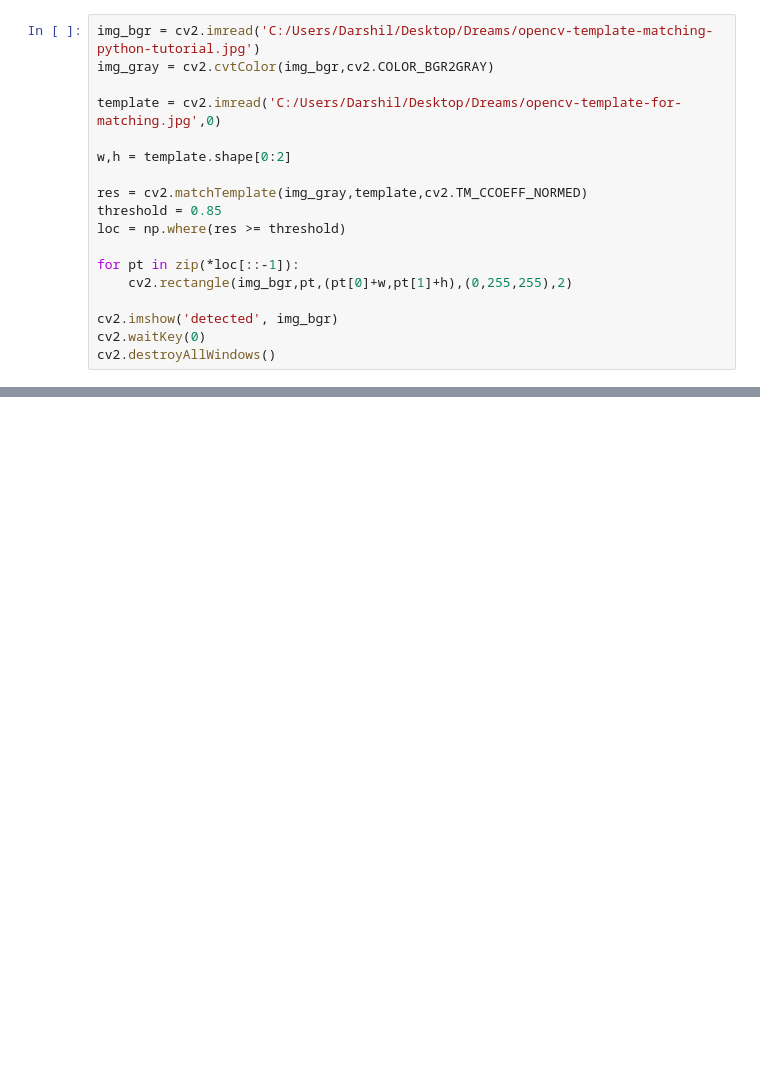
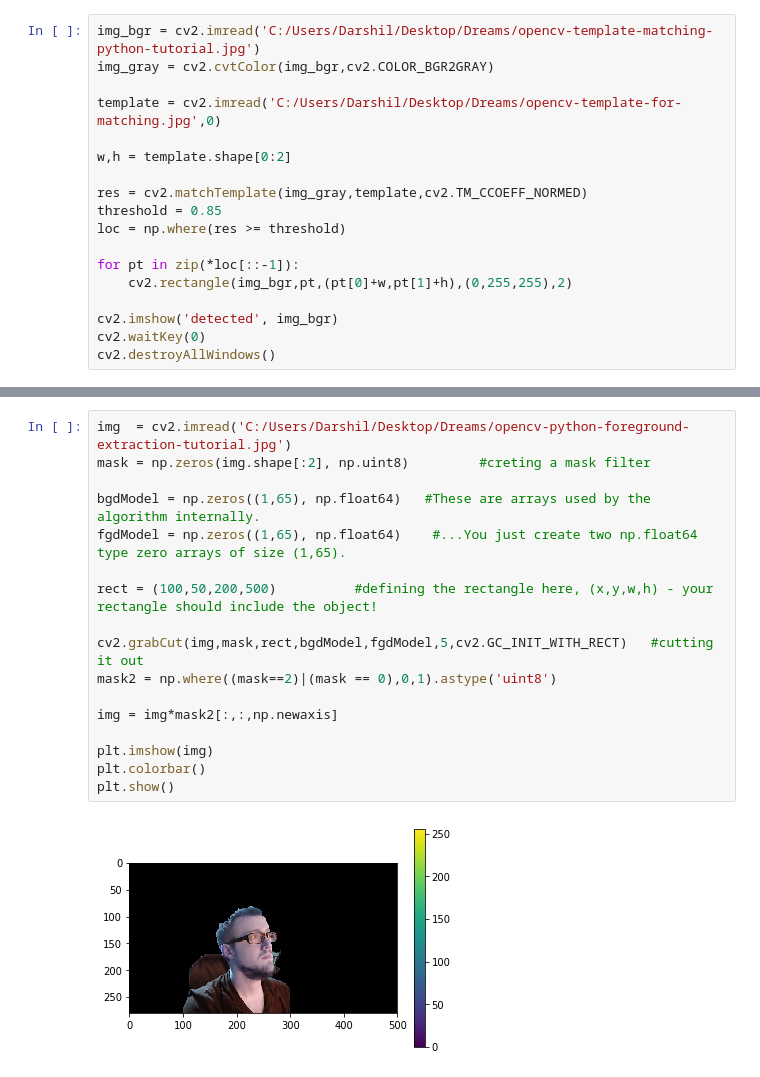
Before and after one commit to darshdee/Deep-Learning, a Jupyter notebook: My Projects/OpenCV & Image Analysis.ipynb, the cells around one changed output, grey strips where cells are left out. Saved outputs shown, nothing was run; the diff lists cells and outputs as text; blank space fills up the shorter version.

```diff
--- a/My Projects/OpenCV & Image Analysis.ipynb
+++ b/My Projects/OpenCV & Image Analysis.ipynb
@@ -423,0 +429,19 @@ w
+# %%
+img  = cv2.imread('C:/Users/Darshil/Desktop/Dreams/opencv-python-foreground-extraction-tutorial.jpg')
+mask = np.zeros(img.shape[:2], np.uint8)         #creting a mask filter
+
+bgdModel = np.zeros((1,65), np.float64)   #These are arrays used by the algorithm internally.
+fgdModel = np.zeros((1,65), np.float64)    #...You just create two np.float64 type zero arrays of size (1,65).
+
+rect = (100,50,200,500)          #defining the rectangle here, (x,y,w,h) - your rectangle should include the object!
+
+cv2.grabCut(img,mask,rect,bgdModel,fgdModel,5,cv2.GC_INIT_WITH_RECT)   #cutting it out
+mask2 = np.where((mask==2)|(mask == 0),0,1).astype('uint8')
+
+img = img*mask2[:,:,np.newaxis]
+
+plt.imshow(img)
+plt.colorbar()
+plt.show()
+# %% [output]
+[figure, added]
```
Also changed, not shown: parts of 12 cells of this notebook.
